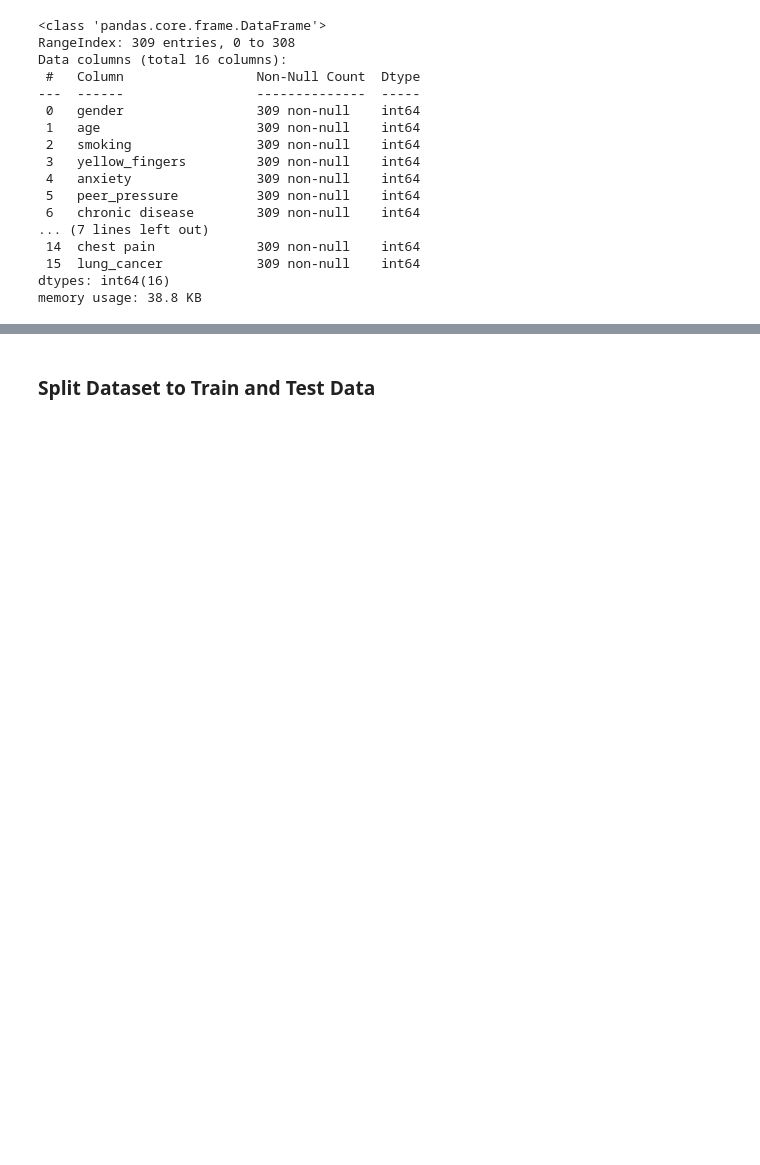
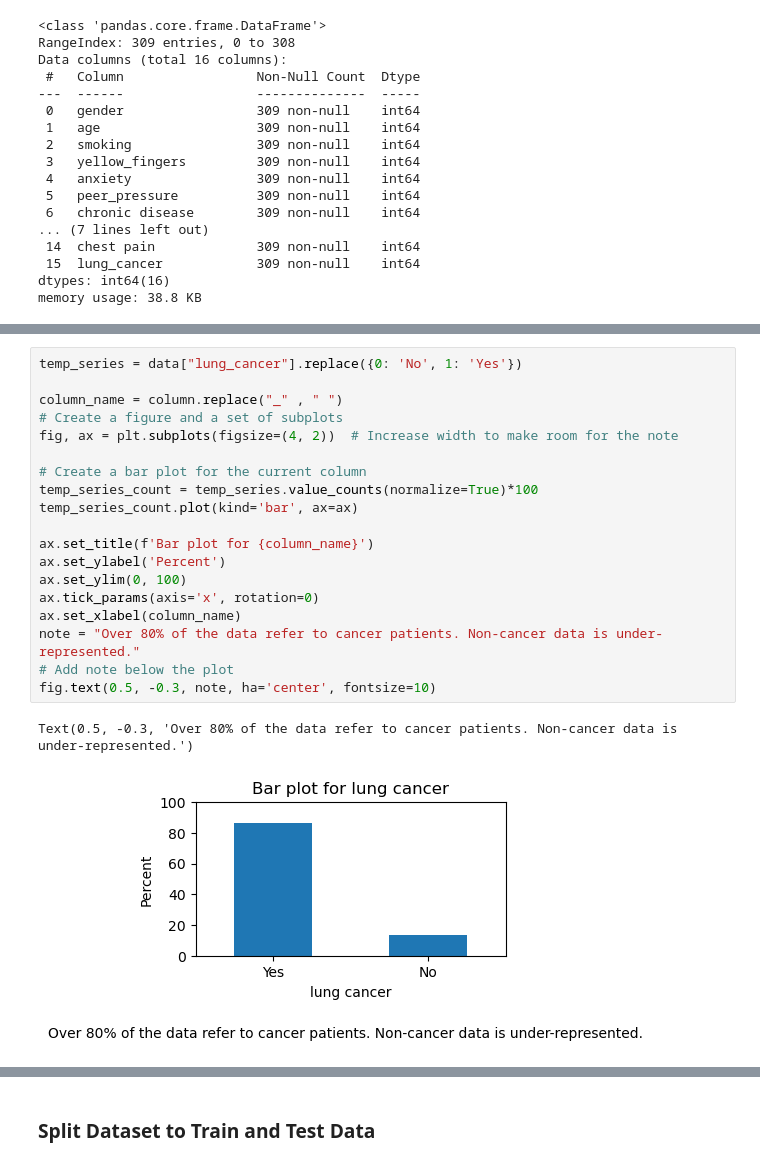
Before and after one commit to Antje1403/Data-Science-Lung-Cancer, a Jupyter notebook: Lung_cancer_Kaggle.ipynb, the cells around one changed output, grey strips where cells are left out. Drawn from its saved outputs; the diff is of its cells as text; blank space fills up the shorter version.

```diff
--- a/Lung_cancer_Kaggle.ipynb
+++ b/Lung_cancer_Kaggle.ipynb
@@ -175,0 +199,22 @@ plt.show()
+# %%
+temp_series = data["lung_cancer"].replace({0: 'No', 1: 'Yes'})
+
+column_name = column.replace("_" , " ")
+# Create a figure and a set of subplots
+fig, ax = plt.subplots(figsize=(4, 2))  # Increase width to make room for the note
+
+# Create a bar plot for the current column
+temp_series_count = temp_series.value_counts(normalize=True)*100
+temp_series_count.plot(kind='bar', ax=ax)
+
+ax.set_title(f'Bar plot for {column_name}')
+ax.set_ylabel('Percent')
+ax.set_ylim(0, 100)
+ax.tick_params(axis='x', rotation=0)
+ax.set_xlabel(column_name)
+note = "Over 80% of the data refer to cancer patients. Non-cancer data is under-represented."
+# Add note below the plot
+fig.text(0.5, -0.3, note, ha='center', fontsize=10)
+# %% [output]
+Text(0.5, -0.3, 'Over 80% of the data refer to cancer patients. Non-cancer data is under-represented.')
+[figure, added]
```
Also changed, not shown: parts of 34 cells of this notebook.
